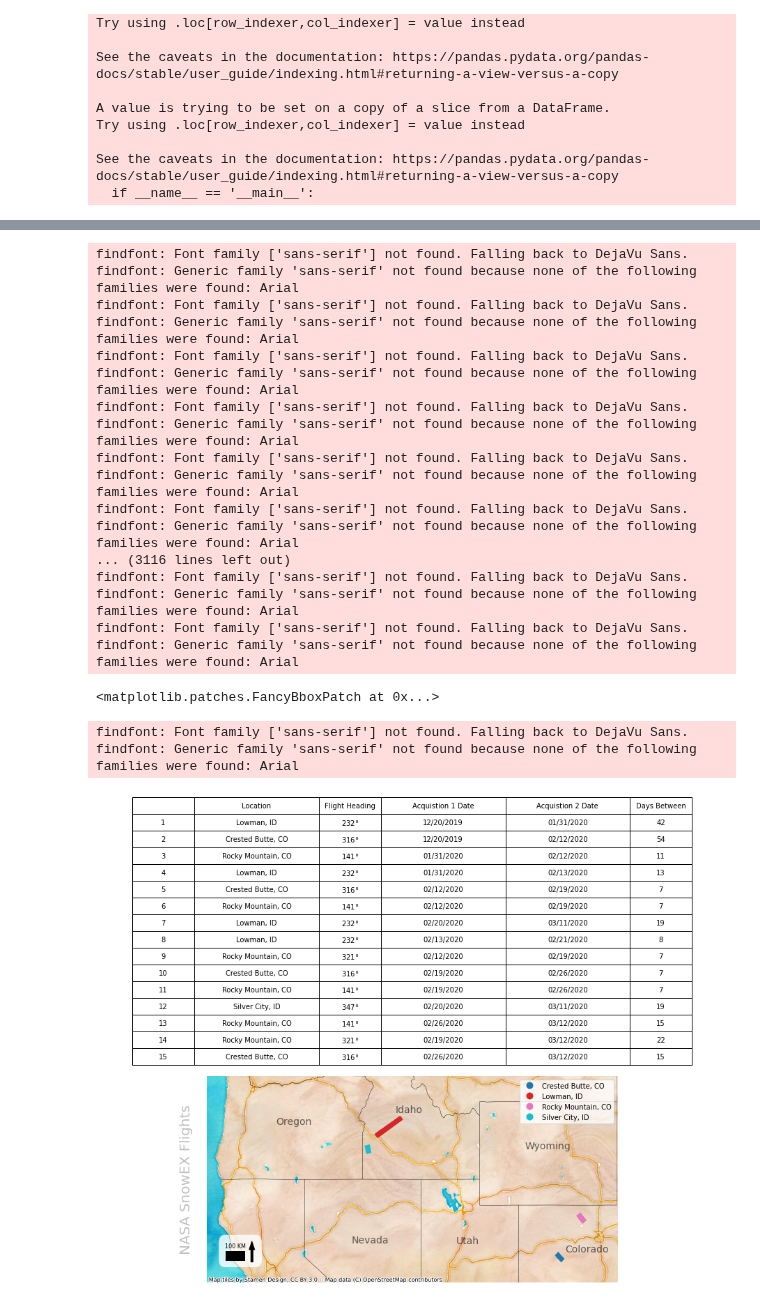
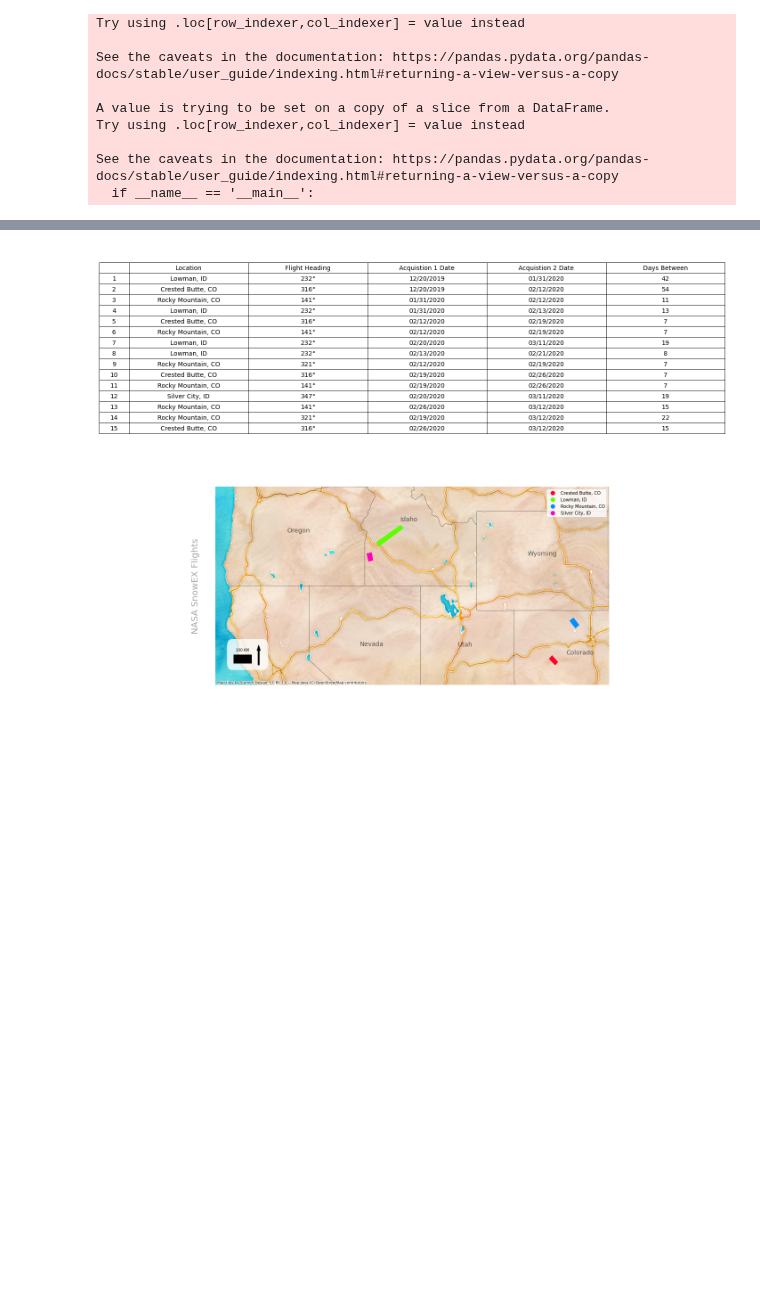
Before and after one commit to ZachHoppinen/uavsar, a Jupyter notebook: src/analysis/proposal_figures.ipynb, the cells around one changed output, grey strips where cells are left out. Cells and saved outputs as stored; diff of their text form; code cells hidden in the pictures; blank space fills up the shorter version.

```diff
--- a/src/analysis/proposal_figures.ipynb
+++ b/src/analysis/proposal_figures.ipynb
@@ -80,7 +80,3 @@ for i, r in gdf.iterrows():
     gdf.loc[i, 'geometry'] =  polygon_geom
 gdf.crs = crs
 gdf.loc[:, 'Location'] = table1.Location
-# %%
-for i, r in west.iterrows():
-    print(tuple(map(lambda i, j: i + j, r.geometry.centroid.coords[0], (0,1))))
-    print(r.geometry.centroid.coords[0])
@@ -112,67 +89,52 @@ data=table1.values
 
 #ax.axis('tight')
 ax.axis('off')
-table = ax.table(cellText=data,colLabels=table1.columns,loc="center", colWidths = [0.1,0.2,0.1,0.2, 0.2,0.1], cellLoc= 'center')
-table.set_fontsize(50)
+table = ax.table(cellText=data,colLabels=table1.columns,loc="center", colWidths = [0.05,0.2,0.2,0.2, 0.2,0.2], cellLoc= 'center')
+table.auto_set_font_size(False)
+table.set_fontsize(14)
 table.scale(1, 2)
 
 x_min, x_max, y_min, y_max = -125, -104, 38, 46
 
-gdf.plot(alpha = 1, ax = axmap, column = 'Location', legend = True)
+gdf.plot(alpha = 1, ax = axmap, column = 'Location', legend = True, cmap = 'gist_rainbow')
+fig = axmap.figure
+cb_ax = fig.axes[1]
+cb_ax.tick_params(labelsize=20)
+
 axmap.set_axis_off();
 axmap.set_xlim(x_min, x_max)
 axmap.set_ylim(y_min, y_max)
 cx.add_basemap(axmap, source=cx.providers.Stamen.Watercolor, crs = gdf.crs)
 #cx.add_basemap(axmap, source=cx.providers.OpenTopoMap, crs = gdf.crs)
 #cx.add_basemap(axmap, source=cx.providers.Stamen.TonerLabels, crs = gdf.crs)
 
 states = gpd.read_file('../../data/aucillary/states/usa-states-census-2014.shp')
 states = states.to_crs(gdf.crs)
 west = states[states['region'] == 'West']
-west.apply(lambda x: axmap.annotate(s=x.NAME, xy= tuple(map(lambda i, j: i + j, x.geometry.centroid.coords[0], (0,.3))), ha='center', va = 'center',fontsize=14, alpha = 0.6),axis=1)
+west.apply(lambda x: axmap.annotate(text=x.NAME, xy= tuple(map(lambda i, j: i + j, x.geometry.centroid.coords[0], (0,.3))), ha='center', va = 'center',fontsize=14, alpha = 0.6),axis=1)
 #west.apply(lambda x: axmap.annotate(s=x.NAME, xy= x.geometry.centroid.coords[0], ha='center', va = 'center',fontsize=14, alpha = 0.6),axis=1)
 west.boundary.plot(ax=axmap, color='Black', linewidth=.4, alpha = .6)
 axmap.text(-0.05, 0.5, 'NASA SnowEX Flights', transform=axmap.transAxes,
-        fontsize=20, color='gray', alpha=0.5,
+        fontsize=20, color='gray', alpha=0.7,
         ha='center', va='center', rotation='90')
 
 
 #Add north arrow, https://stackoverflow.com/a/58110049/604456
 x, y, arrow_length = 0.11, 0.2, 0.1
 axmap.annotate('', xy=(x, y), xytext=(x, y-arrow_length),
             arrowprops=dict(facecolor='black', width=3, headwidth=8),
             ha='center', va='center', fontsize=8,
             xycoords=axmap.transAxes)
 
 #Add scale-bar
 x, y, scale_len = x_min+1, y_min+.9, 0.9 #arrowstyle='-'
 scale_rect = matplotlib.patches.Rectangle((x,y),scale_len,.3,linewidth=3,edgecolor='k',facecolor='k', zorder = 2)
 axmap.add_patch(scale_rect)
 plt.text(x+scale_len/2, y+0.46, s='100 KM', fontsize=8, horizontalalignment='center')
 
 leg_rect = matplotlib.patches.FancyBboxPatch((x-0.08,y),1.6,0.65,linewidth=0,edgecolor='k',facecolor='white', zorder = 1, alpha = 0.8)
 axmap.add_patch(leg_rect)
 
-#plt.savefig('../../figures/proposal/flights.png')
+plt.savefig('../../figures/proposal/flights.png', dpi = 300)
 # %% [output]
-findfont: Font family ['sans-serif'] not found. Falling back to DejaVu Sans.
-findfont: Generic family 'sans-serif' not found because none of the following families were found: Arial
-findfont: Font family ['sans-serif'] not found. Falling back to DejaVu Sans.
-findfont: Generic family 'sans-serif' not found because none of the following families were found: Arial
-findfont: Font family ['sans-serif'] not found. Falling back to DejaVu Sans.
-findfont: Generic family 'sans-serif' not found because none of the following families were found: Arial
-findfont: Font family ['sans-serif'] not found. Falling back to DejaVu Sans.
-findfont: Generic family 'sans-serif' not found because none of the following families were found: Arial
-findfont: Font family ['sans-serif'] not found. Falling back to DejaVu Sans.
-findfont: Generic family 'sans-serif' not found because none of the following families were found: Arial
-findfont: Font family ['sans-serif'] not found. Falling back to DejaVu Sans.
-findfont: Generic family 'sans-serif' not found because none of the following families were found: Arial
-... (3116 lines left out)
-findfont: Font family ['sans-serif'] not found. Falling back to DejaVu Sans.
-findfont: Generic family 'sans-serif' not found because none of the following families were found: Arial
-findfont: Font family ['sans-serif'] not found. Falling back to DejaVu Sans.
-findfont: Generic family 'sans-serif' not found because none of the following families were found: Arial
-<matplotlib.patches.FancyBboxPatch at 0x...>
-findfont: Font family ['sans-serif'] not found. Falling back to DejaVu Sans.
-findfont: Generic family 'sans-serif' not found because none of the following families were found: Arial
-[figure, old version]
+[figure, new version]
```
Also changed, not shown: parts of 2 cells of this notebook, 1 other file.
